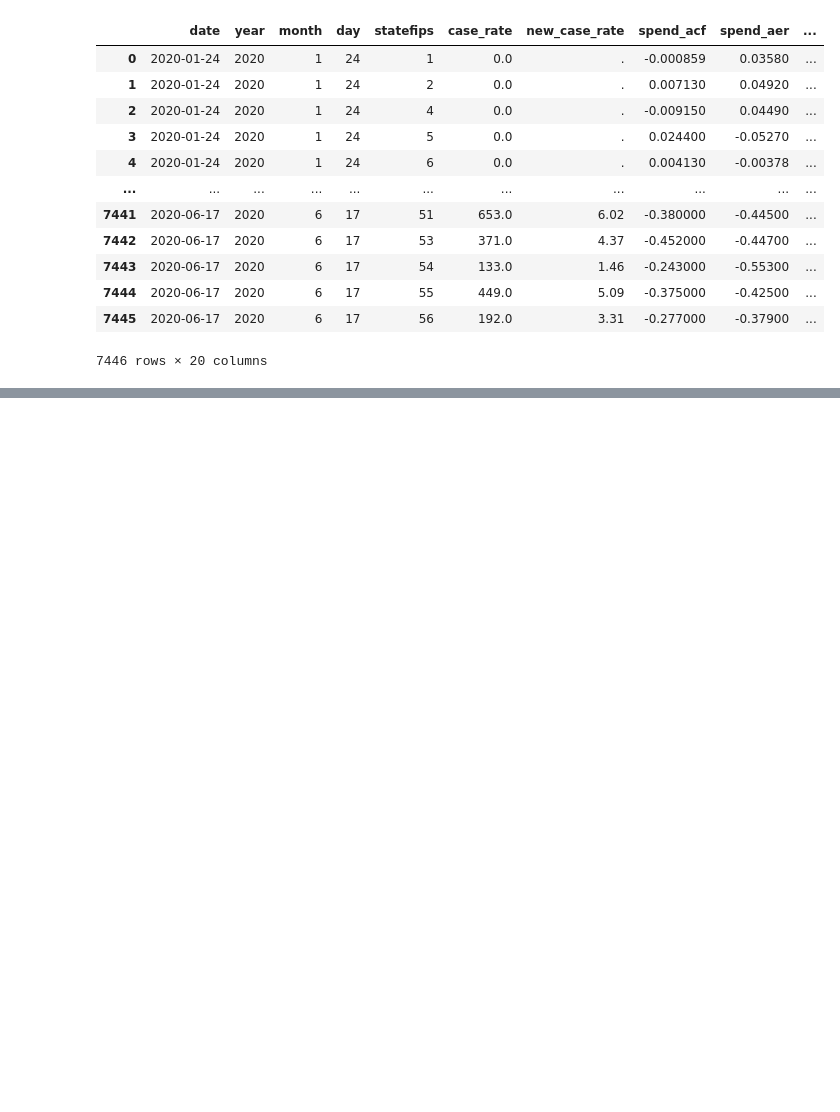
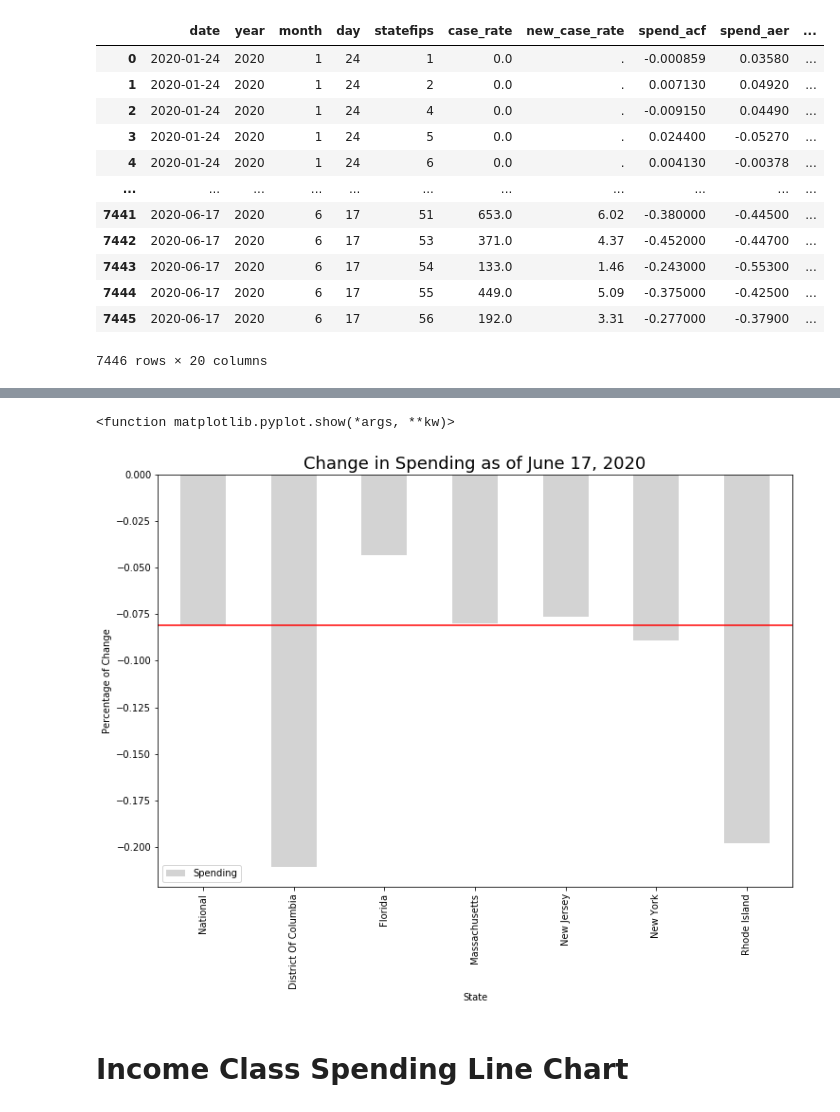
Before and after one commit to Starlinf/Project1, a Jupyter notebook: Project1_Q3.ipynb, the cells around one changed output, grey strips where cells are left out. Saved outputs shown, nothing was run; the diff lists cells and outputs as text; code cells hidden in the pictures; blank space fills up the shorter version.

```diff
--- a/Project1_Q3.ipynb
+++ b/Project1_Q3.ipynb
@@ -109,7 +200,7 @@ covid_df
 8925 rows × 7 columns
 # %%
 # Merge covid and affinity dataframes
-merge1_df = pd.merge(covid_df, affinity_df, on=["date", "statefips"], how="left")
+merge1_df = pd.merge(covid_state_df, affinity_state_df, on=["date", "statefips"], how="left")
 merge1_df
 # %% [output]
 |  | date | year_x | month_x | day_x | statefips | case_rate | new_case_rate | year_y | month_y | day_y | ... |
@@ -144,9 +235,9 @@ merge1_df
 7446 rows × 20 columns
 # %%
 merge2_df = pd.merge(merge1_df, geoids_df, on="statefips", how="left")
-del merge2_df['year_y']
-del merge2_df['month_y']
-del merge2_df['day_y']
+
+merge2_df.drop(['year_y', 'month_y', 'day_y'], axis=1, inplace=True)
+
 merge2_df
 # %% [output]
 |  | date | year_x | month_x | day_x | statefips | case_rate | new_case_rate | spend_acf | spend_aer | ... |
@@ -289,0 +273,4 @@ years = average_unemployment.keys()
+# %%
+nat_state_append_df = merge0_df.append(merge2_df, sort=False).reset_index()
+del nat_state_append_df['index']
+nat_state_append_df
@@ -289,0 +477,6 @@ years = average_unemployment.keys()
+# %%
+date_filter = nat_state_append_df[nat_state_append_df["date"] == "2020-06-17"]
+reduced_df = date_filter[['statename','spend_all']]
+flitered_df = reduced_df[reduced_df['statename'].isin(['National','New York','New Jersey','Massachusetts','Florida','Rhode Island', 'District Of Columbia'])]
+flitered_df = flitered_df.rename(columns={"spend_all": "Spending"})
+flitered_df
@@ -289,0 +492,23 @@ years = average_unemployment.keys()
+# %%
+# Plot the world average as a bar chart
+flitered_df[['statename', 'Spending']].plot(x='statename', color='lightgray', kind='bar', figsize=(12,8))
+
+# Set plot title
+plt.title("Change in Spending as of June 17, 2020", fontsize=18)
+
+# Set x abdy axis titles
+ax1 = plt.axes()
+ax1.xaxis.set_label_text('State')
+ax1.yaxis.set_label_text('Percentage of Change')
+
+# Set National percentage of change, as of June 17, as target line
+national = -0.0807
+ax1.axhline(national, color="r")
+
+# Plot bar chart
+plt.show
+# %% [output]
+<function matplotlib.pyplot.show(*args, **kw)>
+[figure, added]
+# %% [markdown]
+# Income Class Spending Line Chart
```
Also changed, not shown: parts of 53 cells of this notebook.
